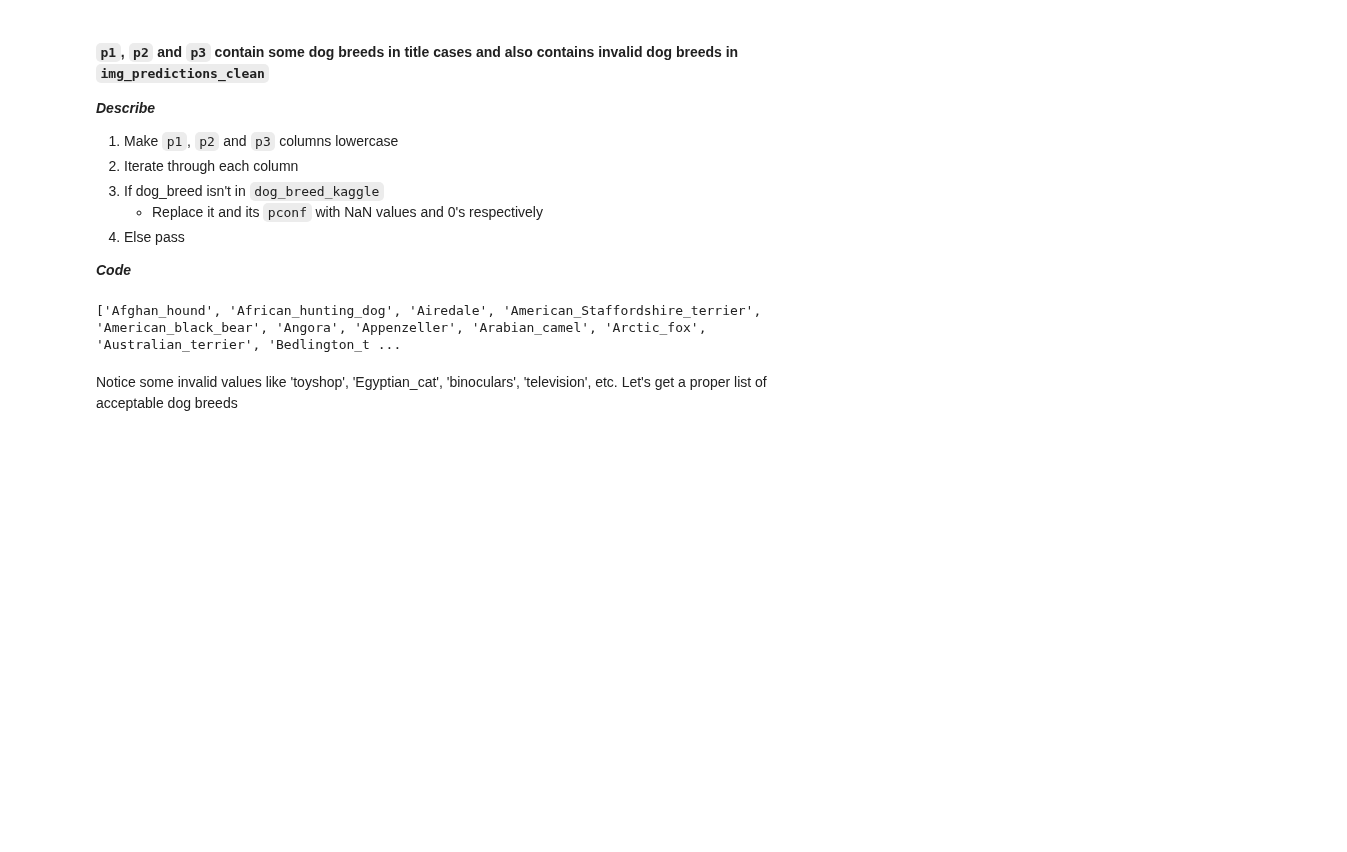
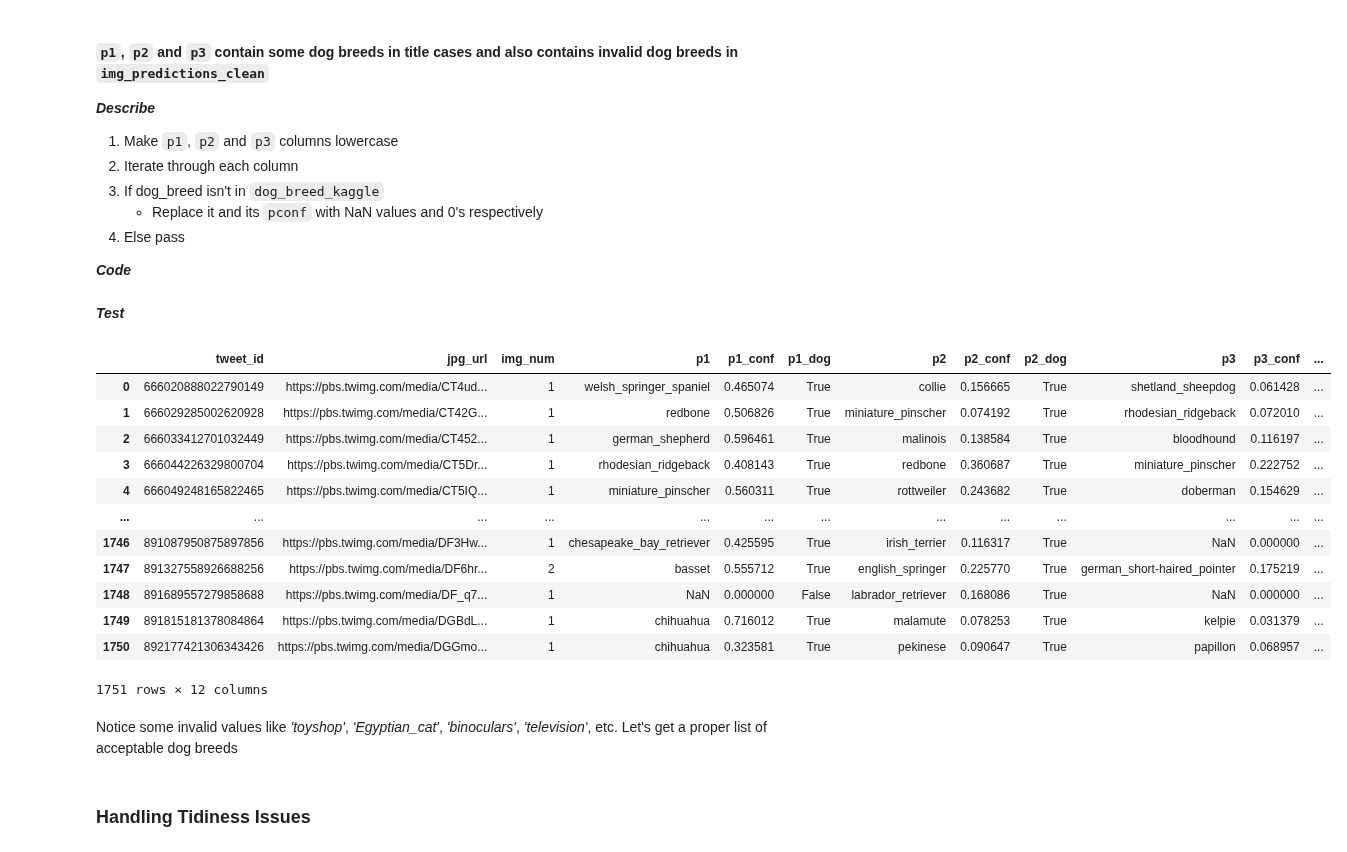
Before and after one commit to EsosaOrumwese/ALX-T-Nanodegree, a Jupyter notebook: Data Analytics/Projects/WeRateDogs Twitter/WeRateDogs Twitter_Data Wrangling Project.ipynb, the cells around one changed output. Cells and saved outputs as stored; diff of their text form; code cells hidden in the pictures; blank space fills up the shorter version.

Commit message:
Still on data cleaning

```diff
--- a/Data Analytics/Projects/WeRateDogs Twitter/WeRateDogs Twitter_Data Wrangling Project.ipynb
+++ b/Data Analytics/Projects/WeRateDogs Twitter/WeRateDogs Twitter_Data Wrangling Project.ipynb
@@ -355,7 +355,7 @@ dog_breed_kaggle = pd.Series(dog_breed_list)
 # %% [markdown]
 Adding an extra dog breed that's present in `img_predictions_df`
 # %%
-dog_breed_kaggle = pd.concat([dog_breed_kaggle, pd.Series('angora')], ignore_index=True)
+dog_breed_kaggle = pd.concat([dog_breed_kaggle, pd.Series(['angora','dalmatian'])], ignore_index=True)
 dog_breed_kaggle.sort_values(ignore_index=True, inplace=True)
 # %%
 dog_breed_kaggle
@@ -916,6 +936,9 @@ img_predictions_clean.drop(wrong_predictions, inplace=True)
 img_predictions_clean[(img_predictions_clean.p1_dog + img_predictions_clean.p2_dog + img_predictions_clean.p3_dog) == 0].index
 # %% [output]
 Int64Index([], dtype='int64')
+# %%
+# reset index
+img_predictions_clean.reset_index(drop=True, inplace=True)
 # %% [markdown]
 #### `p1`, `p2` and `p3` contain some dog breeds in title cases and also contains invalid dog breeds in **`img_predictions_clean`**
 
@@ -942,5 +953,32 @@ dog_breeds.sort()
-# %%
-# list of dog breeds in p1, p2 and p3
-print(dog_breeds)
-# %% [output]
-['Afghan_hound', 'African_hunting_dog', 'Airedale', 'American_Staffordshire_terrier', 'American_black_bear', 'Angora', 'Appenzeller', 'Arabian_camel', 'Arctic_fox', 'Australian_terrier', 'Bedlington_t ...
+# %%
+# making columns p1, p2, and p3 lowercase
+img_predictions_clean.p1 = img_predictions_clean.p1.str.lower()
+img_predictions_clean.p2 = img_predictions_clean.p2.str.lower()
+img_predictions_clean.p3 = img_predictions_clean.p3.str.lower()
+# %%
+# getting our columns of interest
+breed_cols = ['p1', 'p2', 'p3']
+breed_conf = ['p1_conf', 'p2_conf', 'p3_conf']
+
+i = 0 # counter for identifying 'breed_conf'
+# iterating through it column
+for col in breed_cols:
+      # counter for identifying rows
+      c = 0
+      # iterate through rows
+      for row in img_predictions_clean[col]:
+
+            if row not in list(dog_breed_kaggle): # if value isn't a known dog breed
+                  # replace value with NaN
+                  img_predictions_clean.loc[c, col] = np.nan
+                  # replace conf value with 0
+                  img_predictions_clean.loc[c, breed_conf[i]] = 0
+            else:
+                  pass
+            # increase counter
+
+            c += 1
+      # increase counter
+      i += 1
+# %% [markdown]
+***Test***
@@ -947,2 +993,20 @@ print(dog_breeds)
+# %%
+img_predictions_clean
+# %% [output]
+|  | tweet_id | jpg_url | img_num | p1 | p1_conf | p1_dog | p2 | p2_conf | p2_dog | p3 | p3_conf | ... |
+| 0 | 666020888022790149 | https://pbs.twimg.com/media/CT4ud... | 1 | welsh_springer_spaniel | 0.465074 | True | collie | 0.156665 | True | shetland_sheepdog | 0.061428 | ... |
+| 1 | 666029285002620928 | https://pbs.twimg.com/media/CT42G... | 1 | redbone | 0.506826 | True | miniature_pinscher | 0.074192 | True | rhodesian_ridgeback | 0.072010 | ... |
+| 2 | 666033412701032449 | https://pbs.twimg.com/media/CT452... | 1 | german_shepherd | 0.596461 | True | malinois | 0.138584 | True | bloodhound | 0.116197 | ... |
+| 3 | 666044226329800704 | https://pbs.twimg.com/media/CT5Dr... | 1 | rhodesian_ridgeback | 0.408143 | True | redbone | 0.360687 | True | miniature_pinscher | 0.222752 | ... |
+| 4 | 666049248165822465 | https://pbs.twimg.com/media/CT5IQ... | 1 | miniature_pinscher | 0.560311 | True | rottweiler | 0.243682 | True | doberman | 0.154629 | ... |
+| ... | ... | ... | ... | ... | ... | ... | ... | ... | ... | ... | ... | ... |
+| 1746 | 891087950875897856 | https://pbs.twimg.com/media/DF3Hw... | 1 | chesapeake_bay_retriever | 0.425595 | True | irish_terrier | 0.116317 | True | NaN | 0.000000 | ... |
+| 1747 | 891327558926688256 | https://pbs.twimg.com/media/DF6hr... | 2 | basset | 0.555712 | True | english_springer | 0.225770 | True | german_short-haired_pointer | 0.175219 | ... |
+| 1748 | 891689557279858688 | https://pbs.twimg.com/media/DF_q7... | 1 | NaN | 0.000000 | False | labrador_retriever | 0.168086 | True | NaN | 0.000000 | ... |
+| 1749 | 891815181378084864 | https://pbs.twimg.com/media/DGBdL... | 1 | chihuahua | 0.716012 | True | malamute | 0.078253 | True | kelpie | 0.031379 | ... |
+| 1750 | 892177421306343426 | https://pbs.twimg.com/media/DGGmo... | 1 | chihuahua | 0.323581 | True | pekinese | 0.090647 | True | papillon | 0.068957 | ... |
+1751 rows × 12 columns
 # %% [markdown]
-Notice some invalid values like 'toyshop', 'Egyptian_cat', 'binoculars', 'television', etc. Let's get a proper list of acceptable dog breeds
+Notice some invalid values like *'toyshop'*, *'Egyptian_cat'*, *'binoculars'*, *'television'*, etc. Let's get a proper list of acceptable dog breeds
+# %% [markdown]
+### Handling Tidiness Issues
```
Also changed, not shown: parts of 15 cells of this notebook, 1 other file.
